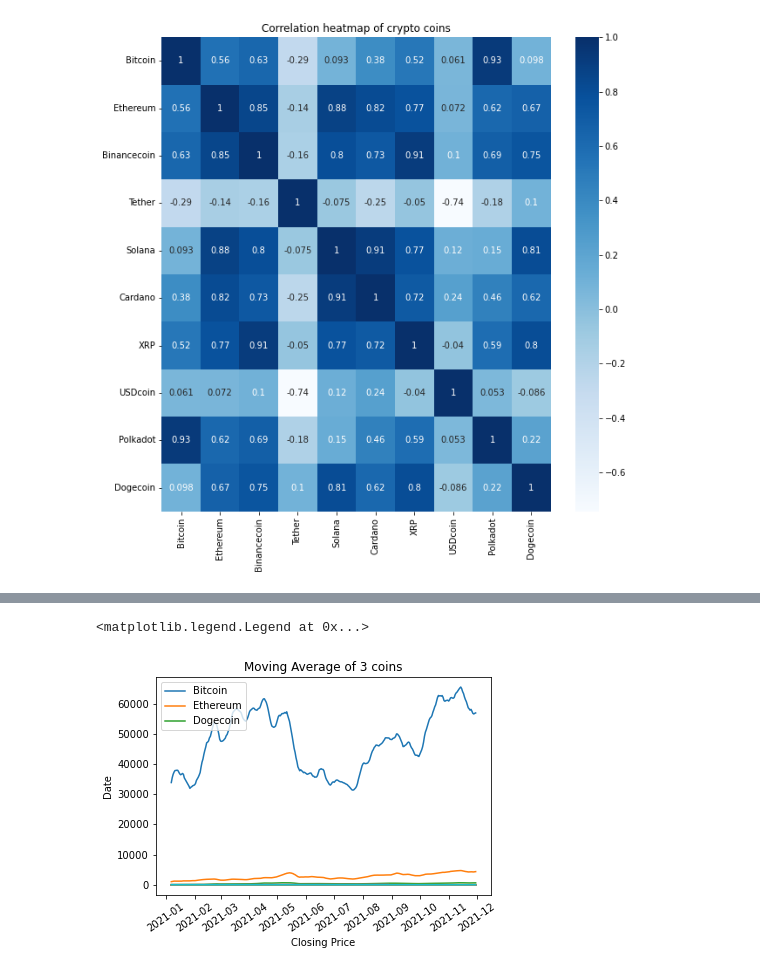
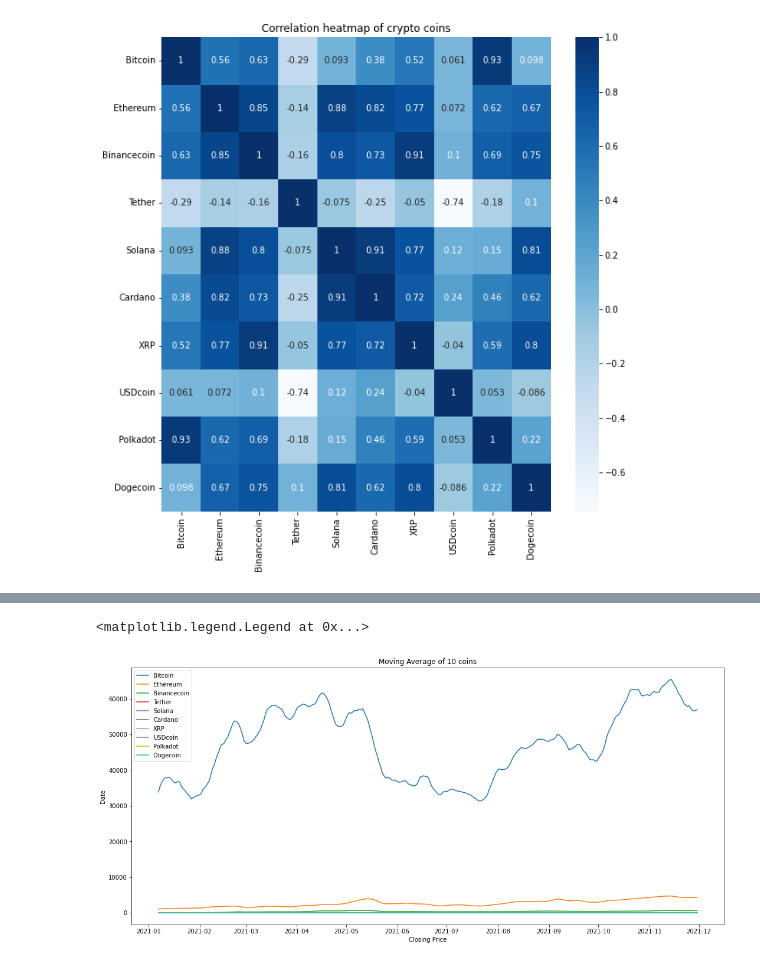
Before and after one commit to cato20/cryptocurrencies-ds, a Jupyter notebook: notebooks/Model_Price_Prediction.ipynb, the cells around one changed output, grey strips where cells are left out. Cells and saved outputs as stored; diff of their text form; code cells hidden in the pictures.

Commit message:
Created a new barchart for top10 coins with colors and Added some text and comment for the correlation

```diff
--- a/notebooks/Model_Price_Prediction.ipynb
+++ b/notebooks/Model_Price_Prediction.ipynb
@@ -476,10 +490,11 @@ Text(0.5, 1.0, 'Correlation heatmap of crypto coins')
 # %%
-plt.title("Moving Average of 3 coins")
+# Create a plot with the averages
+plt.figure(figsize=(18,8))
 plt.xlabel('Closing Price')
 plt.ylabel('Date')
-plt.xticks(rotation=35)
-plt.plot(crypto.index,crypto.values)
-plt.legend(['Bitcoin','Ethereum','Dogecoin'],loc='upper left')
+plt.title("Moving Average of 10 coins")
+plt.plot(crypto)
+plt.legend(crypto.columns,loc='upper left')
 # %% [output]
 <matplotlib.legend.Legend at 0x...>
-[figure, old version]
+[figure, new version]
```
Also changed, not shown: parts of 5 cells of this notebook, 1 other file.
